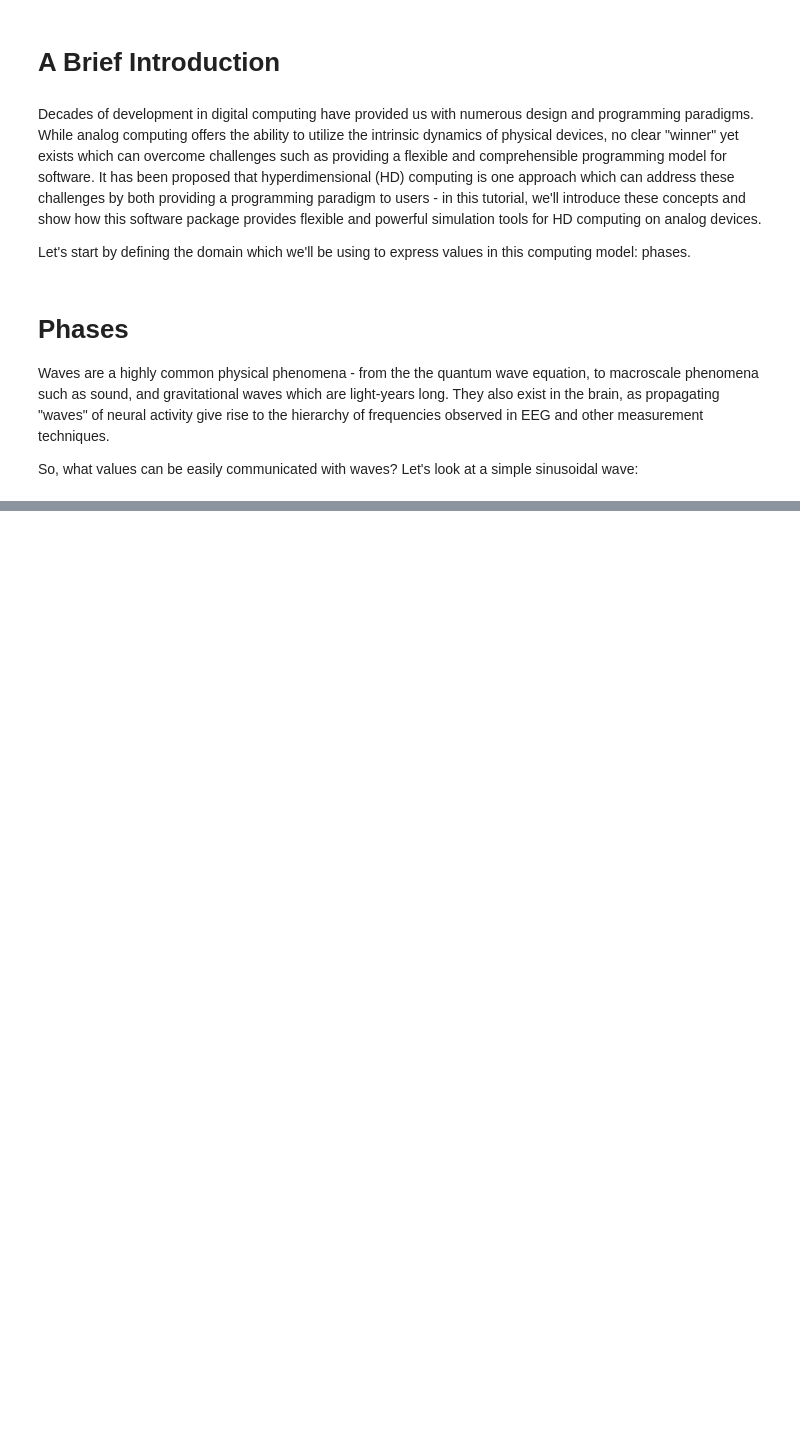
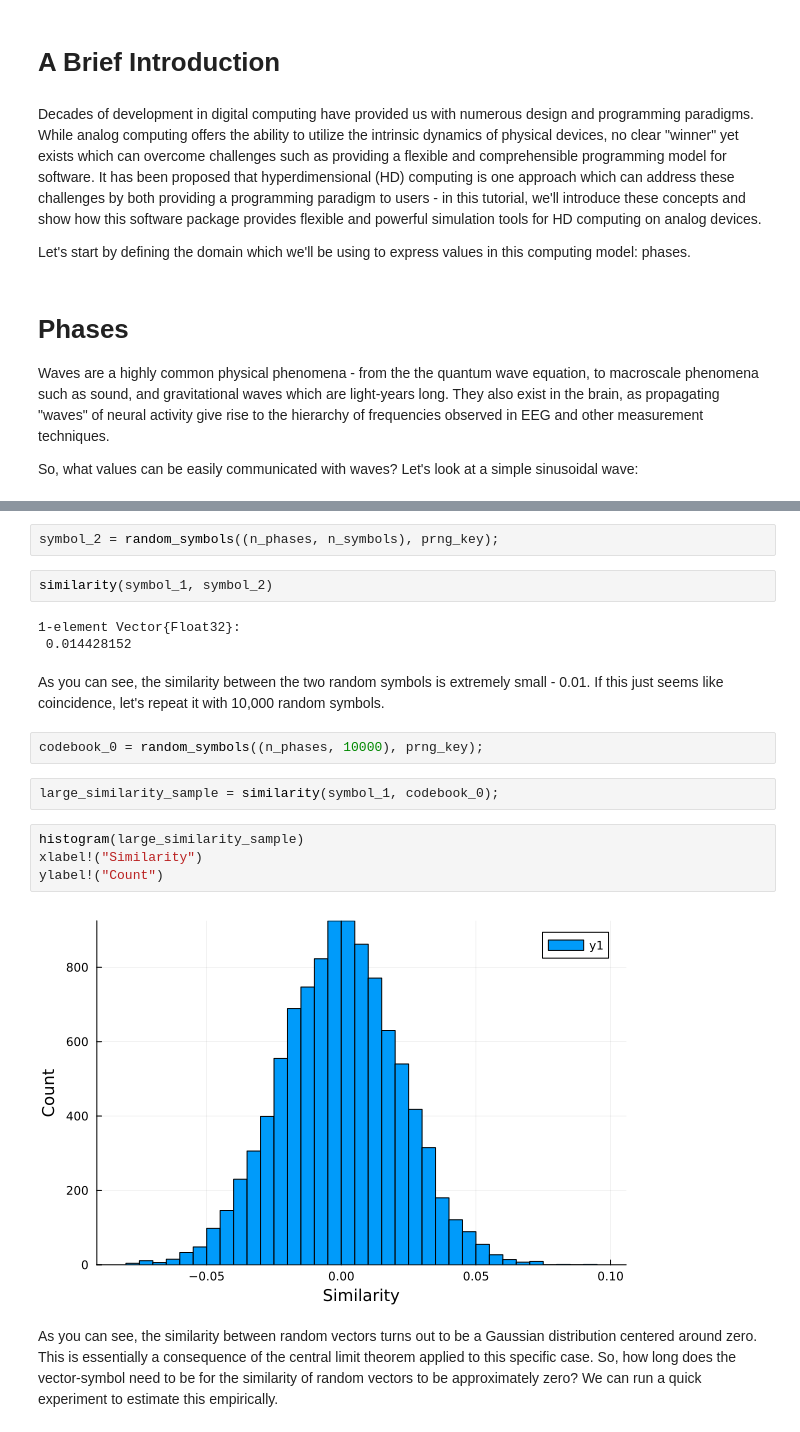
Before and after one commit to wilkieolin/PhasorNetworks.jl, a Jupyter notebook: tutorial/01 representation.ipynb, the cells around one changed output, grey strips where cells are left out. Cells and saved outputs as stored; diff of their text form; blank space fills up the shorter version.

```diff
--- a/tutorial/01 representation.ipynb
+++ b/tutorial/01 representation.ipynb
@@ -50,0 +146,21 @@ Plots.AnimatedGif("/home/wolinammentorp/code/PhasorNetworks.jl/tutorial/wave_ani
+# %%
+symbol_2 = random_symbols((n_phases, n_symbols), prng_key);
+# %%
+similarity(symbol_1, symbol_2)
+# %% [output]
+1-element Vector{Float32}:
+ 0.014428152
+# %% [markdown]
+As you can see, the similarity between the two random symbols is extremely small - 0.01. If this just seems like coincidence, let's repeat it with 10,000 random symbols.
+# %%
+codebook_0 = random_symbols((n_phases, 10000), prng_key);
+# %%
+large_similarity_sample = similarity(symbol_1, codebook_0);
+# %%
+histogram(large_similarity_sample)
+xlabel!("Similarity")
+ylabel!("Count")
+# %% [output]
+[figure, added]
+# %% [markdown]
+As you can see, the similarity between random vectors turns out to be a Gaussian distribution centered around zero. This is essentially a consequence of the central limit theorem applied to this specific case. So, how long does the vector-symbol need to be for the similarity of random vectors to be approximately zero? We can run a quick experiment to estimate this empirically.
```
Also changed, not shown: parts of 34 cells of this notebook, 2 other files.
